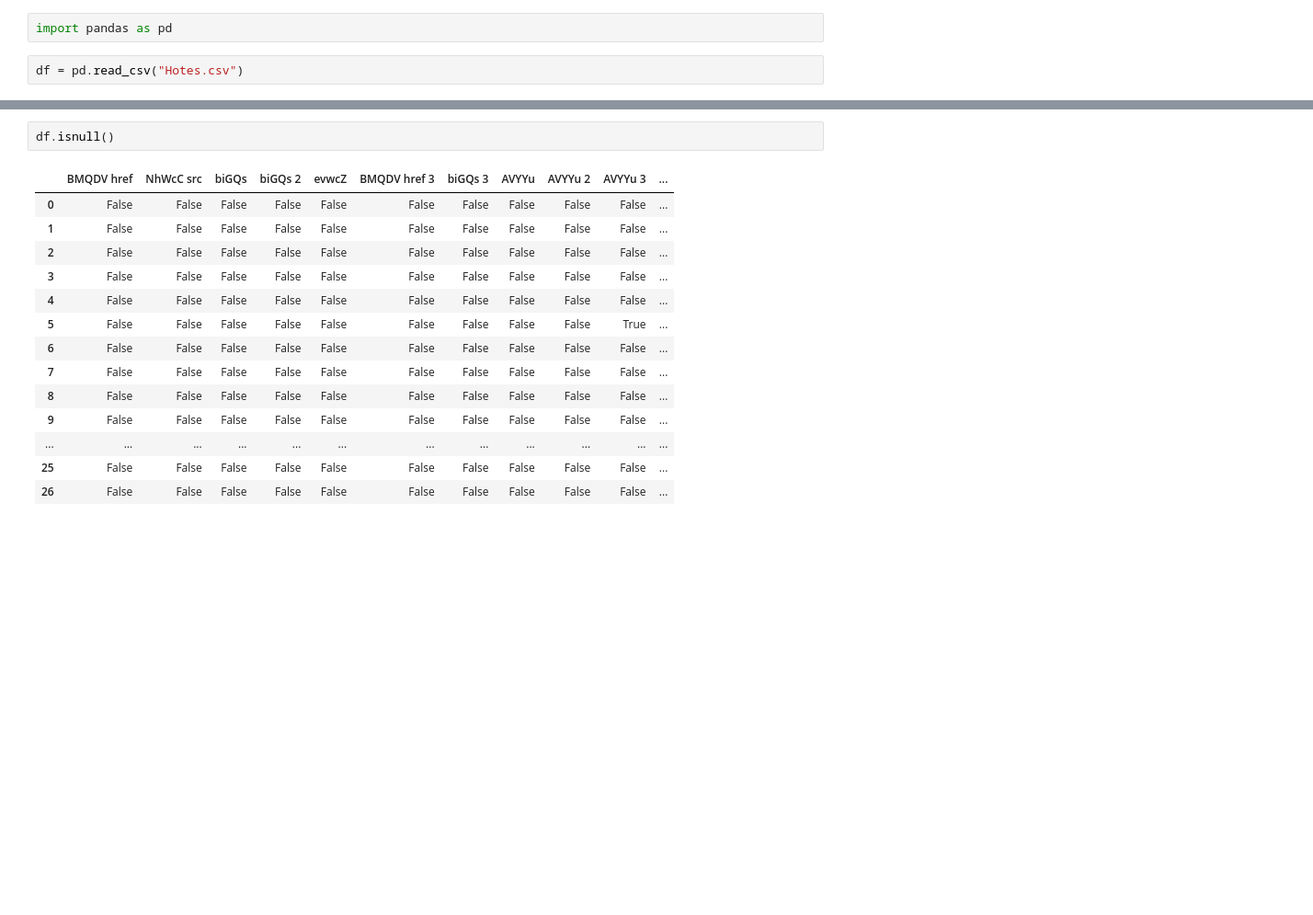
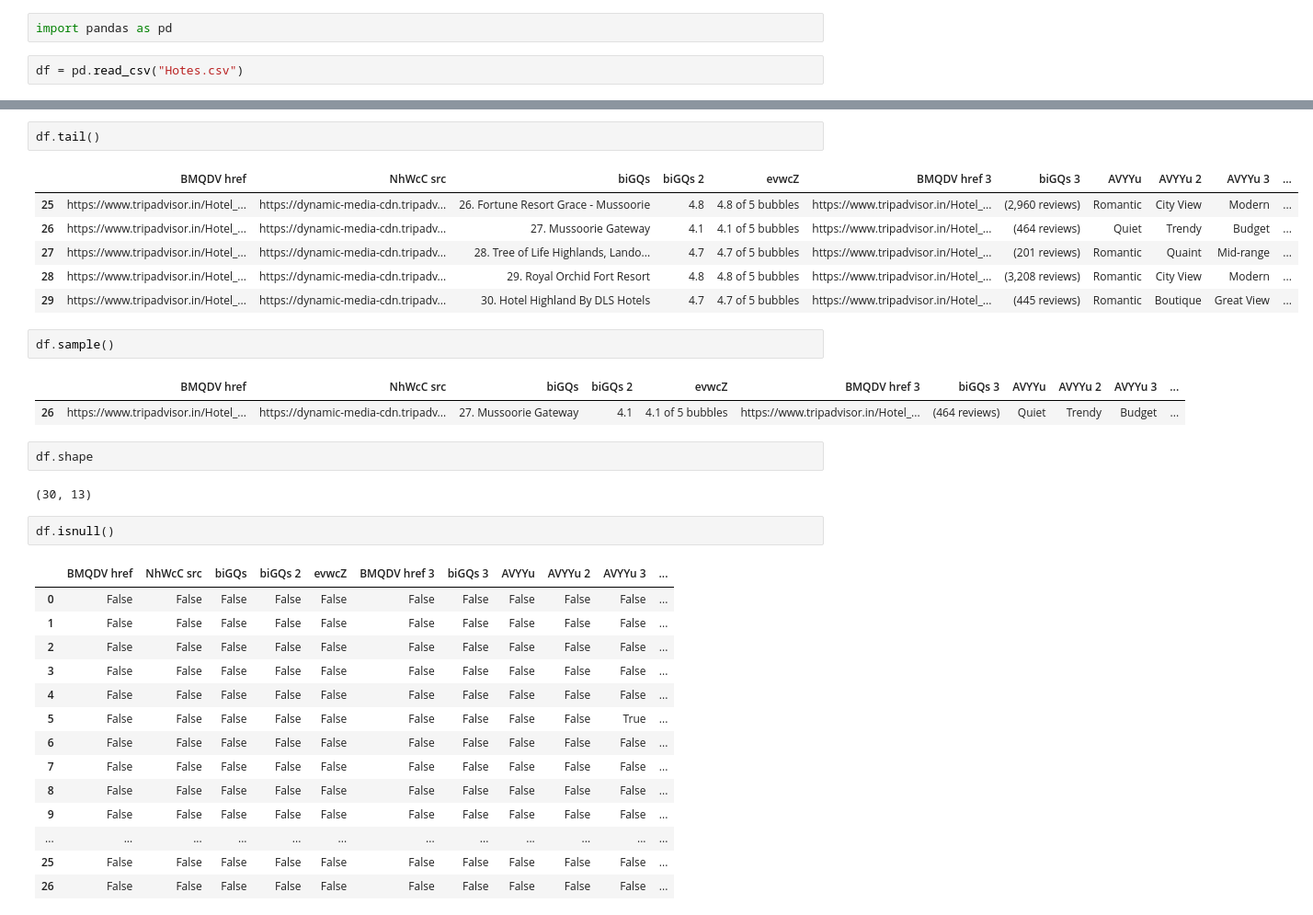
Before and after one commit to Devendrakumawat8089/pandas, a Jupyter notebook: Pandas_Rev.ipynb, the cells around one changed output, grey strips where cells are left out. Shown at 92% size. Saved outputs shown, nothing was run; the diff lists cells and outputs as text; blank space fills up the shorter version.

```diff
--- a/Pandas_Rev.ipynb
+++ b/Pandas_Rev.ipynb
@@ -29,3 +38,21 @@ df
+# %%
+df.tail()
+# %% [output]
+|  | BMQDV href | NhWcC src | biGQs | biGQs 2 | evwcZ | BMQDV href 3 | biGQs 3 | AVYYu | AVYYu 2 | AVYYu 3 | ... |
+| 25 | https://www.tripadvisor.in/Hotel_... | https://dynamic-media-cdn.tripadv... | 26. Fortune Resort Grace - Mussoorie | 4.8 | 4.8 of 5 bubbles | https://www.tripadvisor.in/Hotel_... | (2,960 reviews) | Romantic | City View | Modern | ... |
+| 26 | https://www.tripadvisor.in/Hotel_... | https://dynamic-media-cdn.tripadv... | 27. Mussoorie Gateway | 4.1 | 4.1 of 5 bubbles | https://www.tripadvisor.in/Hotel_... | (464 reviews) | Quiet | Trendy | Budget | ... |
+| 27 | https://www.tripadvisor.in/Hotel_... | https://dynamic-media-cdn.tripadv... | 28. Tree of Life Highlands, Lando... | 4.7 | 4.7 of 5 bubbles | https://www.tripadvisor.in/Hotel_... | (201 reviews) | Romantic | Quaint | Mid-range | ... |
+| 28 | https://www.tripadvisor.in/Hotel_... | https://dynamic-media-cdn.tripadv... | 29. Royal Orchid Fort Resort | 4.8 | 4.8 of 5 bubbles | https://www.tripadvisor.in/Hotel_... | (3,208 reviews) | Romantic | City View | Modern | ... |
+| 29 | https://www.tripadvisor.in/Hotel_... | https://dynamic-media-cdn.tripadv... | 30. Hotel Highland By DLS Hotels | 4.7 | 4.7 of 5 bubbles | https://www.tripadvisor.in/Hotel_... | (445 reviews) | Romantic | Boutique | Great View | ... |
+# %%
+df.sample()
+# %% [output]
+|  | BMQDV href | NhWcC src | biGQs | biGQs 2 | evwcZ | BMQDV href 3 | biGQs 3 | AVYYu | AVYYu 2 | AVYYu 3 | ... |
+| 26 | https://www.tripadvisor.in/Hotel_... | https://dynamic-media-cdn.tripadv... | 27. Mussoorie Gateway | 4.1 | 4.1 of 5 bubbles | https://www.tripadvisor.in/Hotel_... | (464 reviews) | Quiet | Trendy | Budget | ... |
+# %%
+df.shape
+# %% [output]
+(30, 13)
 # %%
 df.isnull()
 # %% [output]
```
Also changed, not shown: parts of 8 cells of this notebook.
